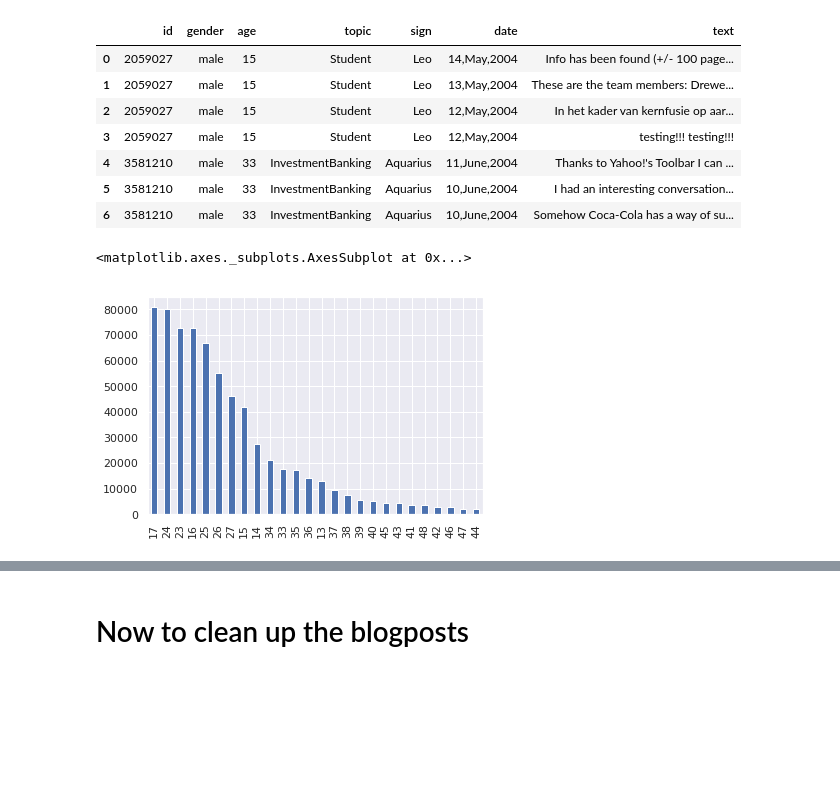
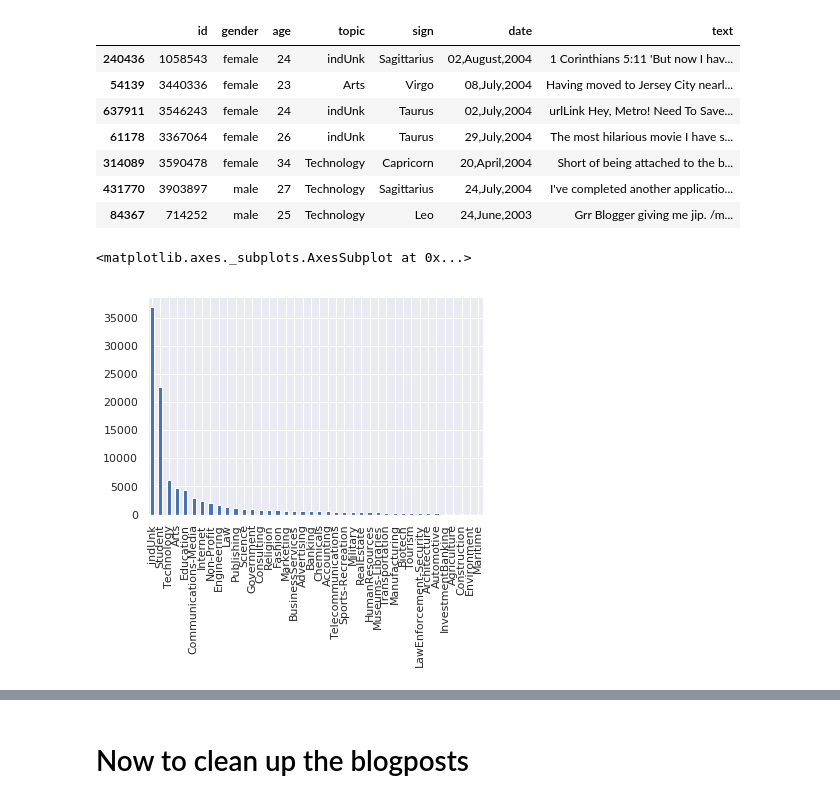
Before and after one commit to drewlehe/blog-nlp, a Jupyter notebook: blog-analysis.ipynb, the cells around one changed output, grey strips where cells are left out. Saved outputs shown, nothing was run; the diff lists cells and outputs as text; code cells hidden in the pictures; blank space fills up the shorter version.

```diff
--- a/blog-analysis.ipynb
+++ b/blog-analysis.ipynb
@@ -9,11 +7,14 @@ df = pd.read_csv('blogtext.csv', parse_dates=['date'])
+# %%
+#Taking only a small sample of the dataframe, which is originally 681k observations.
+df = pd.read_csv('blogtext.csv', parse_dates=['date']).sample(100000, random_state=42)
 # %%
 df.head(7)
 # %% [output]
 |  | id | gender | age | topic | sign | date | text |
-| 0 | 2059027 | male | 15 | Student | Leo | 14,May,2004 | Info has been found (+/- 100 page... |
-| 1 | 2059027 | male | 15 | Student | Leo | 13,May,2004 | These are the team members: Drewe... |
-| 2 | 2059027 | male | 15 | Student | Leo | 12,May,2004 | In het kader van kernfusie op aar... |
-| 3 | 2059027 | male | 15 | Student | Leo | 12,May,2004 | testing!!! testing!!! |
-| 4 | 3581210 | male | 33 | InvestmentBanking | Aquarius | 11,June,2004 | Thanks to Yahoo!'s Toolbar I can ... |
-| 5 | 3581210 | male | 33 | InvestmentBanking | Aquarius | 10,June,2004 | I had an interesting conversation... |
-| 6 | 3581210 | male | 33 | InvestmentBanking | Aquarius | 10,June,2004 | Somehow Coca-Cola has a way of su... |
+| 240436 | 1058543 | female | 24 | indUnk | Sagittarius | 02,August,2004 | 1 Corinthians 5:11 'But now I hav... |
+| 54139 | 3440336 | female | 23 | Arts | Virgo | 08,July,2004 | Having moved to Jersey City nearl... |
+| 637911 | 3546243 | female | 24 | indUnk | Taurus | 02,July,2004 | urlLink Hey, Metro! Need To Save... |
+| 61178 | 3367064 | female | 26 | indUnk | Taurus | 29,July,2004 | The most hilarious movie I have s... |
+| 314089 | 3590478 | female | 34 | Technology | Capricorn | 20,April,2004 | Short of being attached to the b... |
+| 431770 | 3903897 | male | 27 | Technology | Sagittarius | 24,July,2004 | I've completed another applicatio... |
+| 84367 | 714252 | male | 25 | Technology | Leo | 24,June,2003 | Grr Blogger giving me jip. /m... |
@@ -22,5 +21,5 @@ test = df[:100000]
 # %%
-df['age'].value_counts().plot('bar')
+df['topic'].value_counts().plot('bar')
 # %% [output]
 <matplotlib.axes._subplots.AxesSubplot at 0x...>
-[figure, old version]
+[figure, new version]
```
Also changed, not shown: parts of 32 cells of this notebook.
